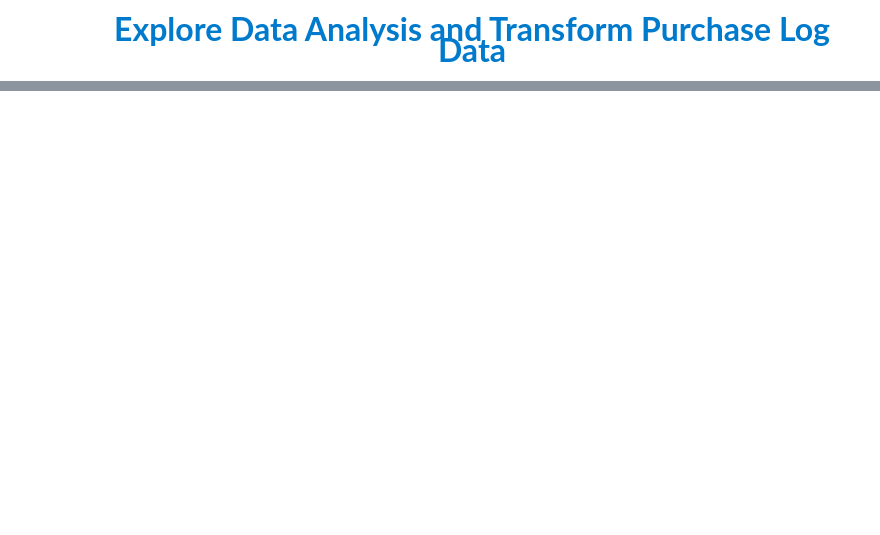
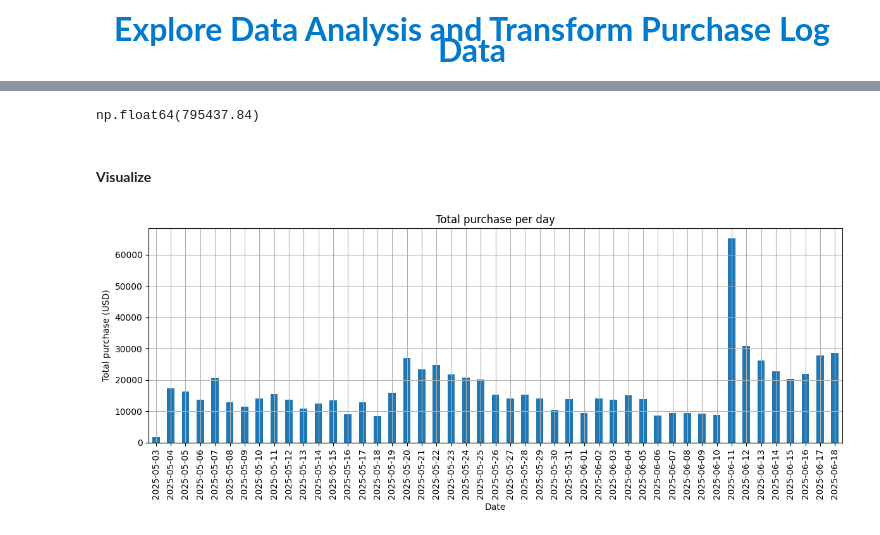
Before and after one commit to itcgosucorp/m952_ITS, a Jupyter notebook: EDA_transform/transform_purchase.ipynb, the cells around one changed output, grey strips where cells are left out. Cells and saved outputs as stored; diff of their text form; code cells hidden in the pictures; blank space fills up the shorter version.

```diff
--- a/EDA_transform/transform_purchase.ipynb
+++ b/EDA_transform/transform_purchase.ipynb
@@ -96,2 +85,6 @@ len(df['user.id'].unique())
+# %%
+df['event.its.properties.payment_amount'].sum()
+# %% [output]
+np.float64(795437.84)
 # %%
 df=df.rename(columns={'user.id':'vopenid'})
@@ -98,0 +91,16 @@ df['vopenid']=df['vopenid'].astype(str)
+# %% [markdown]
+#### **Visualize**
+# %%
+df["@timestamp"] = pd.to_datetime(df["@timestamp"])
+df["date"] = df["@timestamp"].dt.date
+
+daily_payment = df.groupby("date")["event.its.properties.payment_amount"].sum()
+
+daily_payment.plot(kind="bar", figsize=(12, 5), title="Total purchase per day")
+plt.ylabel("Total purchase (USD)")
+plt.xlabel("Date")
+plt.grid(True)
+plt.tight_layout()
+plt.show()
+# %% [output]
+[figure, added]
```
Also changed, not shown: parts of 14 cells of this notebook, 6 other files.
